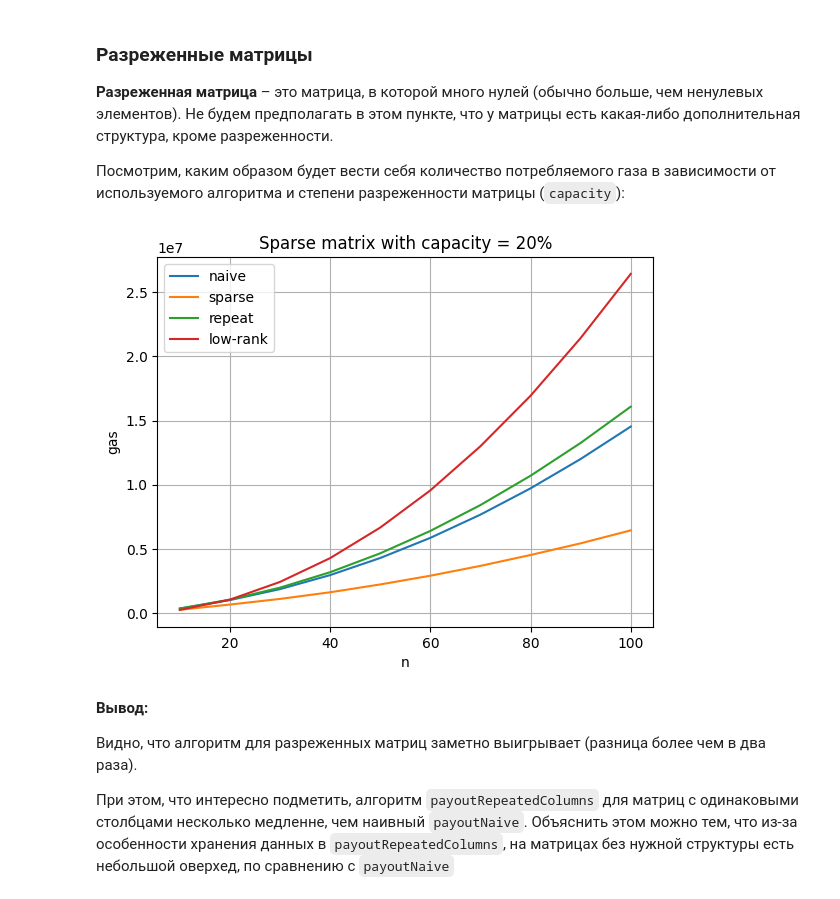
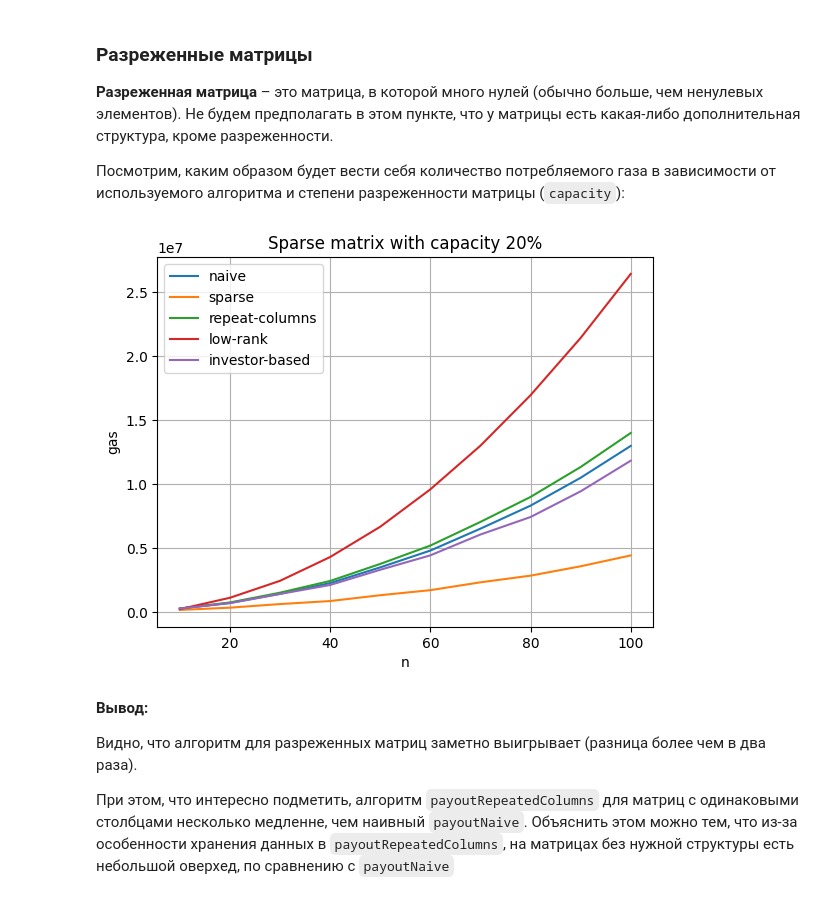
Before and after one commit to maximshuklin/Gas-Optimization, a Jupyter notebook: test_timings.ipynb, the cells around one changed output. Saved outputs shown, nothing was run; the diff lists cells and outputs as text; code cells hidden in the pictures.

```diff
--- a/test_timings.ipynb
+++ b/test_timings.ipynb
@@ -135,16 +140,13 @@ def get_gas_info_sparse(X, capacity = 20):
 # %%
 X_sparse = [10 * i for i in range(1, 11)]
-naive, sparse, repeated_cols, low_rank = get_gas_info_sparse(X_sparse, 20)
+plot_gas_info(
+    "Sparse matrix with capacity 20%",
+    X_sparse,
+    lambda x : generator.generate_sparse(x, x),
+    lambda x : generator.generate_investors_crp(x, 2)
+)
+# %% [output]
+[figure, added]
-# %%
-plt.plot(X_sparse, np.c_[naive, sparse, repeated_cols, low_rank])
-plt.legend(["naive", "sparse", "repeat", "low-rank"])
-plt.xlabel("n")
-plt.ylabel("gas")
-plt.title("Sparse matrix with capacity = 20%")
-plt.grid(True)
-plt.show()
-# %% [output]
-[figure, removed]
 # %% [markdown]
 **Вывод:**
 
```
Also changed, not shown: parts of 22 cells of this notebook, 12 other files.
